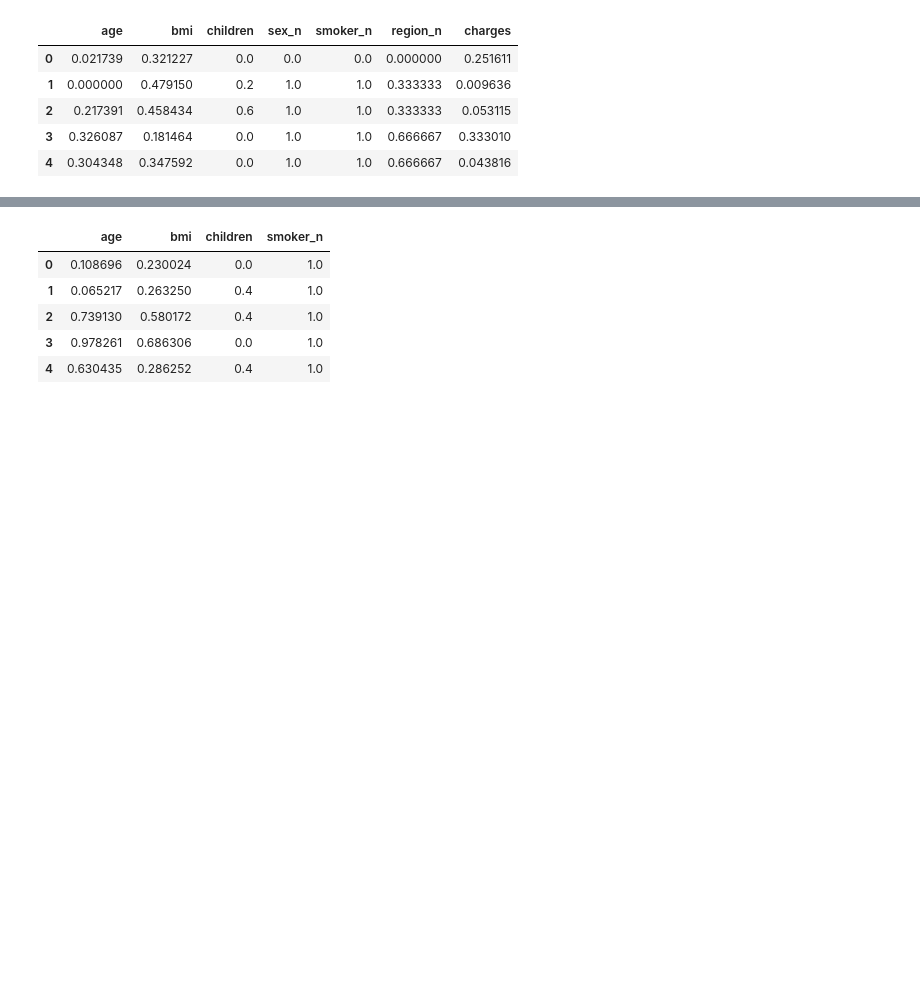
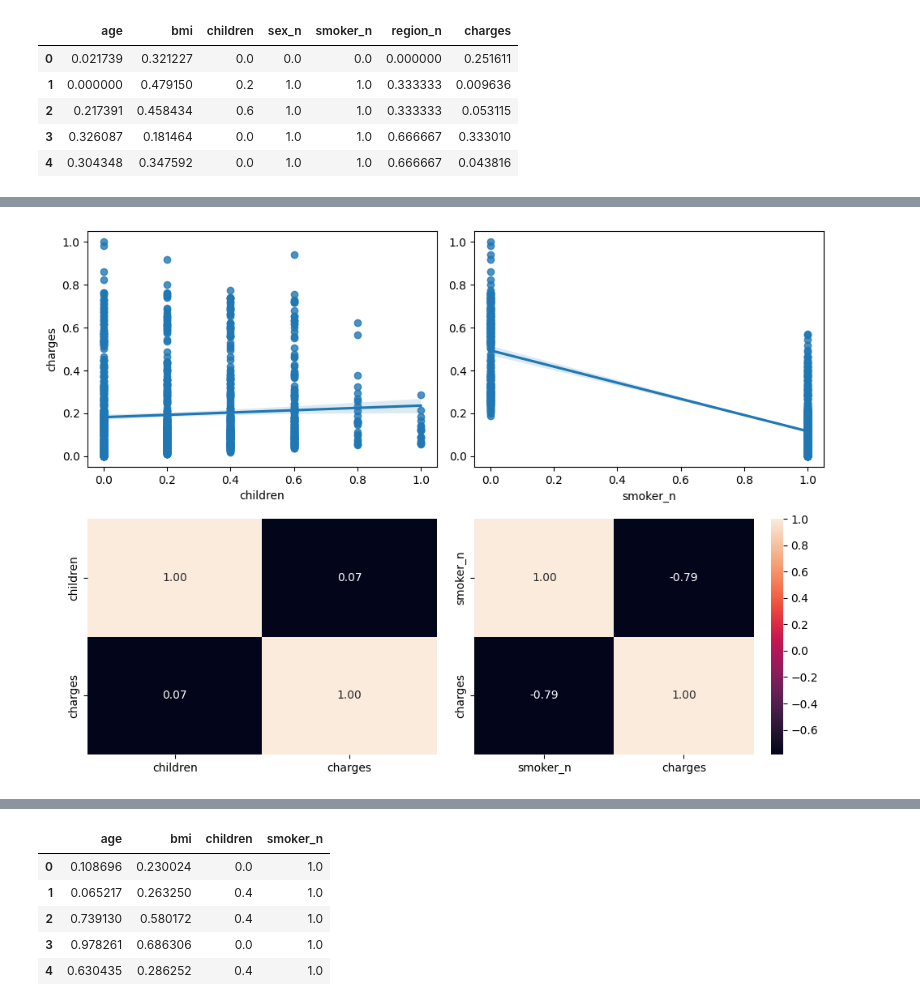
Before and after one commit to KevinKennyy/Proyecto-de-Regresi-n-Lineal, a Jupyter notebook: src/Proyecto .ipynb, the cells around one changed output, grey strips where cells are left out. Saved outputs shown, nothing was run; the diff lists cells and outputs as text; code cells hidden in the pictures; blank space fills up the shorter version.

```diff
--- a/src/Proyecto .ipynb
+++ b/src/Proyecto .ipynb
@@ -49,0 +144,22 @@ total_data_scal.head()
+# %%
+import matplotlib.pyplot as plt
+import seaborn as sns
+
+# Crear una figura múltiple con diagramas de dispersión y mapas de calor de correlación
+fig, axis = plt.subplots(2, 2, figsize=(10, 7))
+
+# Diagrama de dispersión para 'children' vs 'charges'
+sns.regplot(ax=axis[0, 0], data=total_data, x="children", y="charges")
+sns.heatmap(total_data[["children", "charges"]].corr(), annot=True, fmt=".2f", ax=axis[1, 0], cbar=False)
+
+# Diagrama de dispersión para 'smoker_n' vs 'charges'
+sns.regplot(ax=axis[0, 1], data=total_data, x="smoker_n", y="charges").set(ylabel=None)
+sns.heatmap(total_data[["smoker_n", "charges"]].corr(), annot=True, fmt=".2f", ax=axis[1, 1])
+
+# Ajustar el layout
+plt.tight_layout()
+
+# Mostrar el plot
+plt.show()
+# %% [output]
+[figure, added]
```
Also changed, not shown: parts of 23 cells of this notebook.
